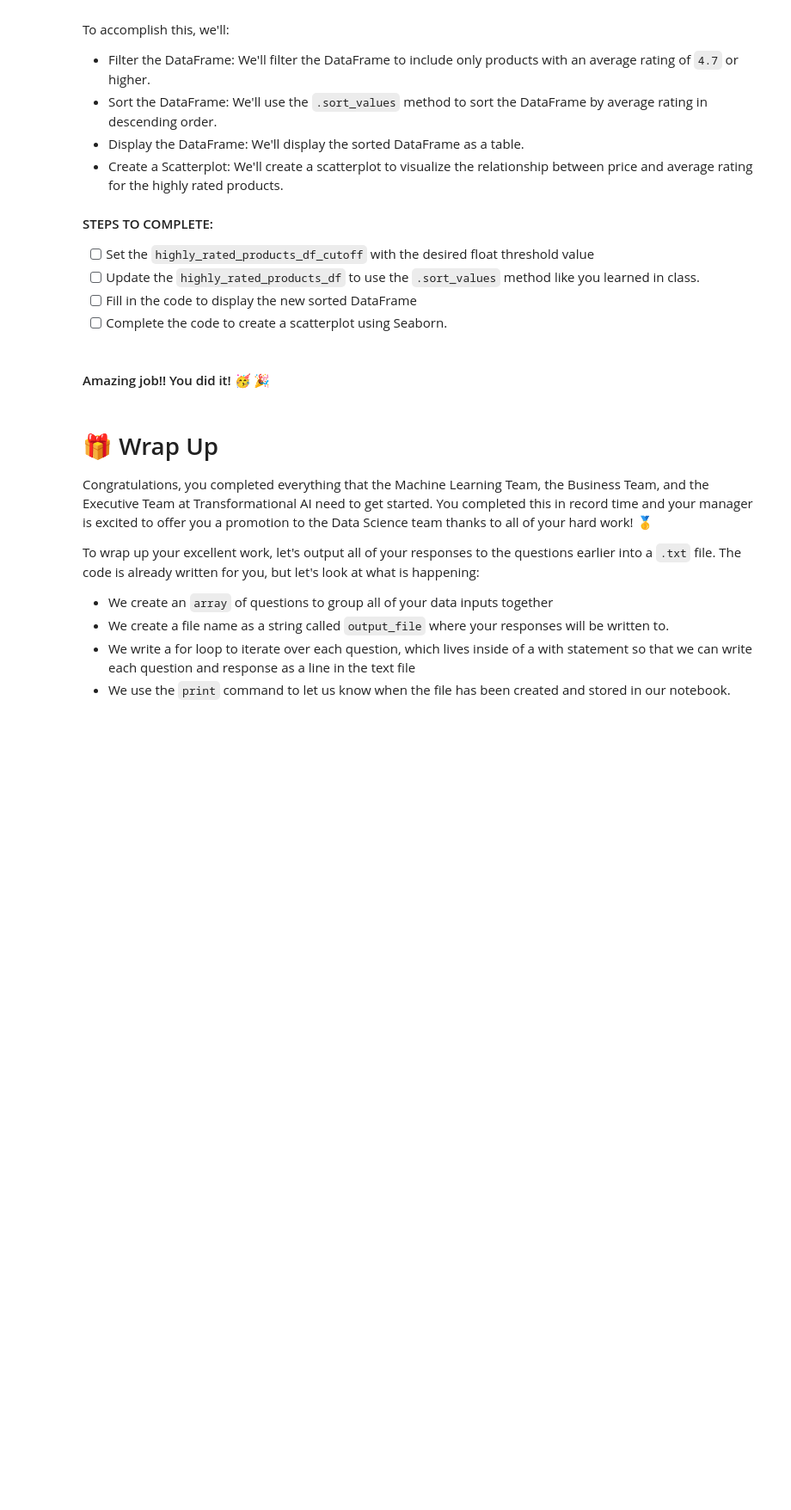
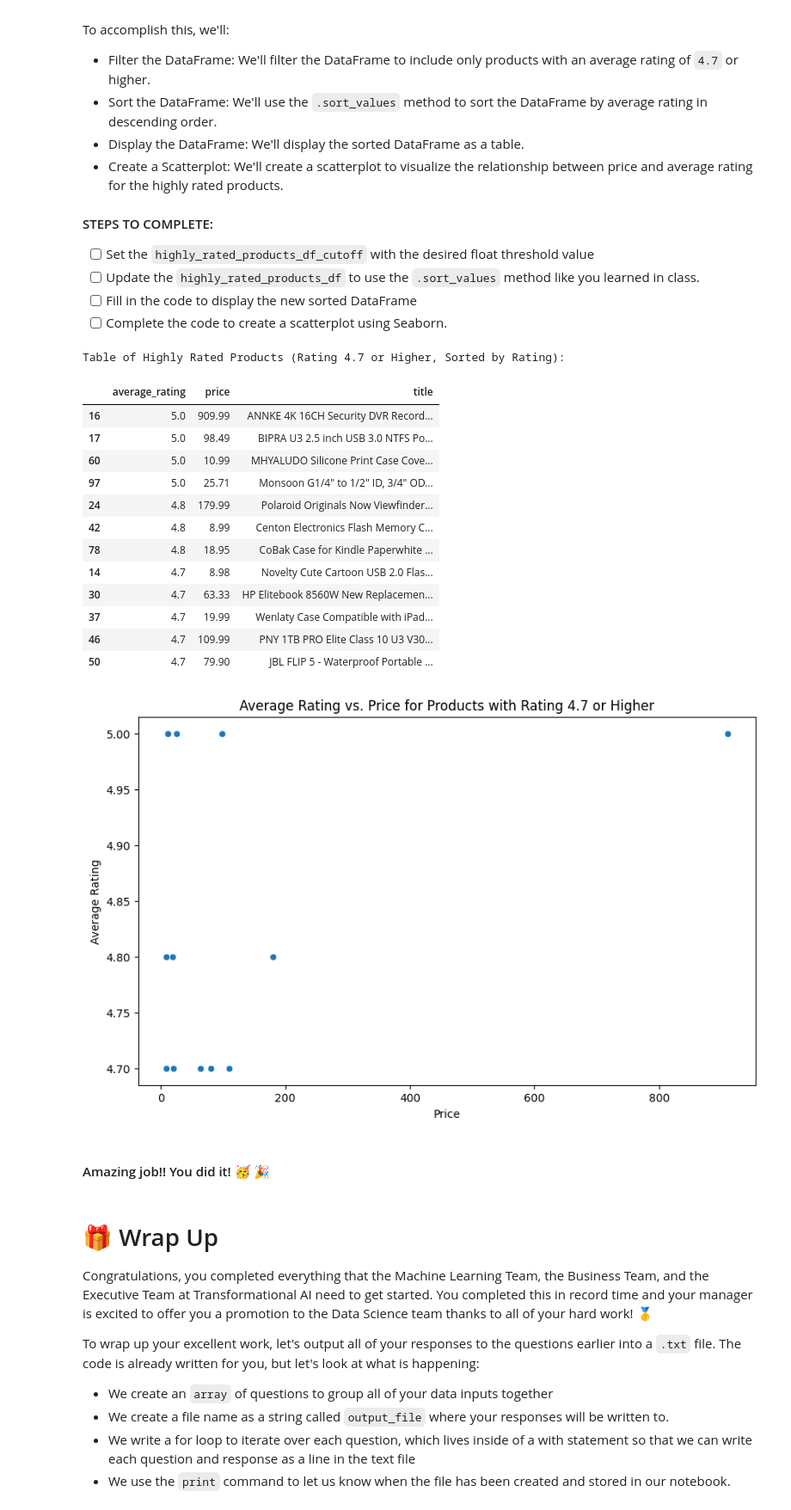
Before and after one commit to taml/AIPWP-ND-Project1, a Jupyter notebook: Udacity - PCEP Project.ipynb, the cells around one changed output. Shown at 86% size. Saved outputs shown, nothing was run; the diff lists cells and outputs as text; code cells hidden in the pictures; blank space fills up the shorter version.

```diff
--- a/Udacity - PCEP Project.ipynb
+++ b/Udacity - PCEP Project.ipynb
@@ -780,27 +990,43 @@ To accomplish this, we'll:
 # %%
 import pandas as pd
 import seaborn as sns
 import matplotlib.pyplot as plt
 from IPython.display import display
 
 # Filter the DataFrame to include only products with an average rating of 4.7 or higher
-highly_rated_products_df_cutoff = #<---- YOUR CODE GOES HERE ---->
+highly_rated_products_df_cutoff = 4.7
 highly_rated_products_df = top_products_df[top_products_df['average_rating'] >= highly_rated_products_df_cutoff]
 
 # Sort the DataFrame by average_rating in descending order
-highly_rated_products_df = highly_rated_products_df.#<---- YOUR CODE GOES HERE ---->(by='average_rating', ascending=False)
+highly_rated_products_df = highly_rated_products_df.sort_values(by='average_rating', ascending=False)
 
 # Display the sorted DataFrame as a table
 print("Table of Highly Rated Products (Rating 4.7 or Higher, Sorted by Rating):")
-display(#<---- YOUR CODE GOES HERE ---->)
+display(highly_rated_products_df)
 
 # Create the scatterplot
 plt.figure(figsize=(10, 6))
 sns.scatterplot(data=highly_rated_products_df, x='price', y='average_rating')
 plt.title('Average Rating vs. Price for Products with Rating 4.7 or Higher')
 plt.xlabel('Price')
 plt.ylabel('Average Rating')
 plt.show()
+# %% [output]
+Table of Highly Rated Products (Rating 4.7 or Higher, Sorted by Rating):
+|  | average_rating | price | title |
+| 16 | 5.0 | 909.99 | ANNKE 4K 16CH Security DVR Record... |
+| 17 | 5.0 | 98.49 | BIPRA U3 2.5 inch USB 3.0 NTFS Po... |
+| 60 | 5.0 | 10.99 | MHYALUDO Silicone Print Case Cove... |
+| 97 | 5.0 | 25.71 | Monsoon G1/4" to 1/2" ID, 3/4" OD... |
+| 24 | 4.8 | 179.99 | Polaroid Originals Now Viewfinder... |
+| 42 | 4.8 | 8.99 | Centon Electronics Flash Memory C... |
+| 78 | 4.8 | 18.95 | CoBak Case for Kindle Paperwhite ... |
+| 14 | 4.7 | 8.98 | Novelty Cute Cartoon USB 2.0 Flas... |
+| 30 | 4.7 | 63.33 | HP Elitebook 8560W New Replacemen... |
+| 37 | 4.7 | 19.99 | Wenlaty Case Compatible with iPad... |
+| 46 | 4.7 | 109.99 | PNY 1TB PRO Elite Class 10 U3 V30... |
+| 50 | 4.7 | 79.90 | JBL FLIP 5 - Waterproof Portable ... |
+[figure, added]
 # %% [markdown]
 #### Amazing job!! You did it! 🥳 🎉
 # %% [markdown]
```
Also changed, not shown: parts of 30 cells of this notebook, 3 other files.
